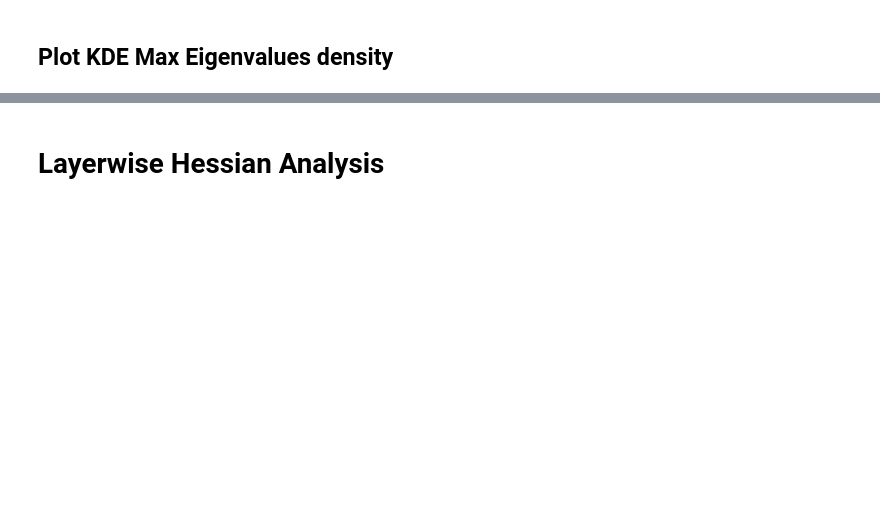
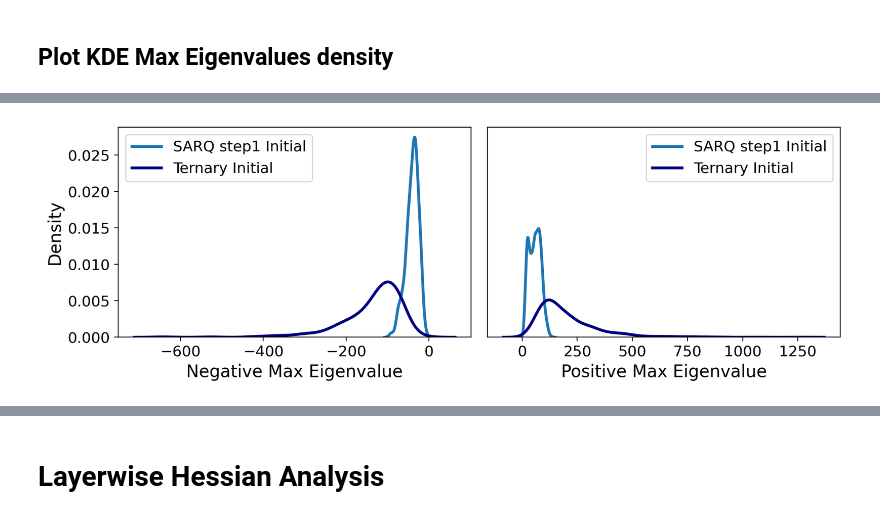
Before and after one commit to MarsJacobs/kd-qat-large-enc, a Jupyter notebook: Hessian_Analysis.ipynb, the cells around one changed output, grey strips where cells are left out. Saved outputs shown, nothing was run; the diff lists cells and outputs as text; code cells hidden in the pictures; blank space fills up the shorter version.

```diff
--- a/Hessian_Analysis.ipynb
+++ b/Hessian_Analysis.ipynb
@@ -17,3 +26,63 @@ cola_m_100.pt           rte_gt_100.pt
+# %%
+import torch
+import seaborn as sns
+import matplotlib.pyplot as plt
+
+eigens_1 = torch.load("hessian_value_pts/cola_sarq_init.pt")
+eigens_1_name = f"SARQ step1 Initial"
+eigens_1_name_2 = f"SARQ step1 Initial"
+eigens_2 =torch.load("hessian_value_pts/cola_ternary_init.pt")
+eigens_2_name = f"Ternary Initial"
+eigens_2_name_2 = f"Ternary Initial"
+
+eigens_1_pos = []
+eigens_1_neg = []
+for eigen in eigens_1:
+    if eigen > 0:
+        eigens_1_pos.append(eigen)
+    else:
+        eigens_1_neg.append(eigen)
+
+eigens_2_pos = []
+eigens_2_neg = []
+for eigen in eigens_2:
+    if eigen > 0:
+        eigens_2_pos.append(eigen)
+    else:
+        eigens_2_neg.append(eigen)
+
+fs = 13
+lw = 2.5
+
+fig, axes = plt.subplots(1, 2, figsize=(10,3.4), dpi=200)
+
+color_1 = "tab:blue"
+color_2 = "navy"
+color_3 = "darkblue"
+color_4 = "tab:red"
+
+# pos = [pos_1, pos_2]
+# Plot
+pos_1 = sns.kdeplot(eigens_1_pos, color=color_1, label=eigens_1_name, linewidth=lw, ax=axes[1])
+pos_2 = sns.kdeplot(eigens_2_pos, color=color_2, label=eigens_2_name, linewidth=lw, ax=axes[1])
+neg_1 = sns.kdeplot(eigens_1_neg, color=color_1, label=eigens_1_name_2, linewidth=lw, ax=axes[0])
+neg_2 = sns.kdeplot(eigens_2_neg, color=color_2, label=eigens_2_name_2, linewidth=lw, ax=axes[0])
+
+# Font Size
+
+pos_1.get_yaxis().set_visible(False)
+pos_1.tick_params(axis='x', labelsize=fs)
+neg_1.tick_params(axis='x', labelsize=fs)
+neg_1.tick_params(axis='y', labelsize=fs)
+neg_1.set_ylabel(ylabel="Density", fontsize = fs+2)
+pos_1.set_xlabel(xlabel="Positive Max Eigenvalue", fontsize = fs+2)
+neg_1.set_xlabel(xlabel="Negative Max Eigenvalue", fontsize = fs+2)
+axes[1].legend(fontsize = fs, loc=1)
+axes[0].legend(fontsize = fs, loc=2)
+axes[1].set_ylim(0, 0.025)
+fig.tight_layout()
+# %% [output]
+[figure, added]
 # %%
 import torch
 import seaborn as sns
```
Also changed, not shown: parts of 7 cells of this notebook, 44 other files.
